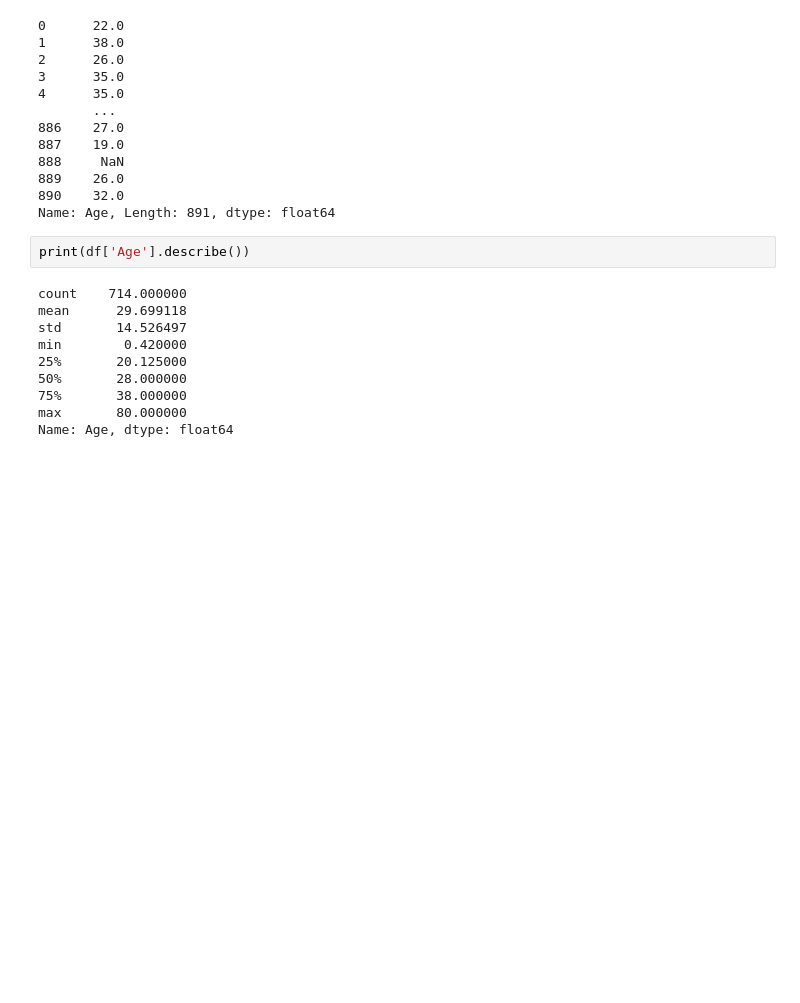
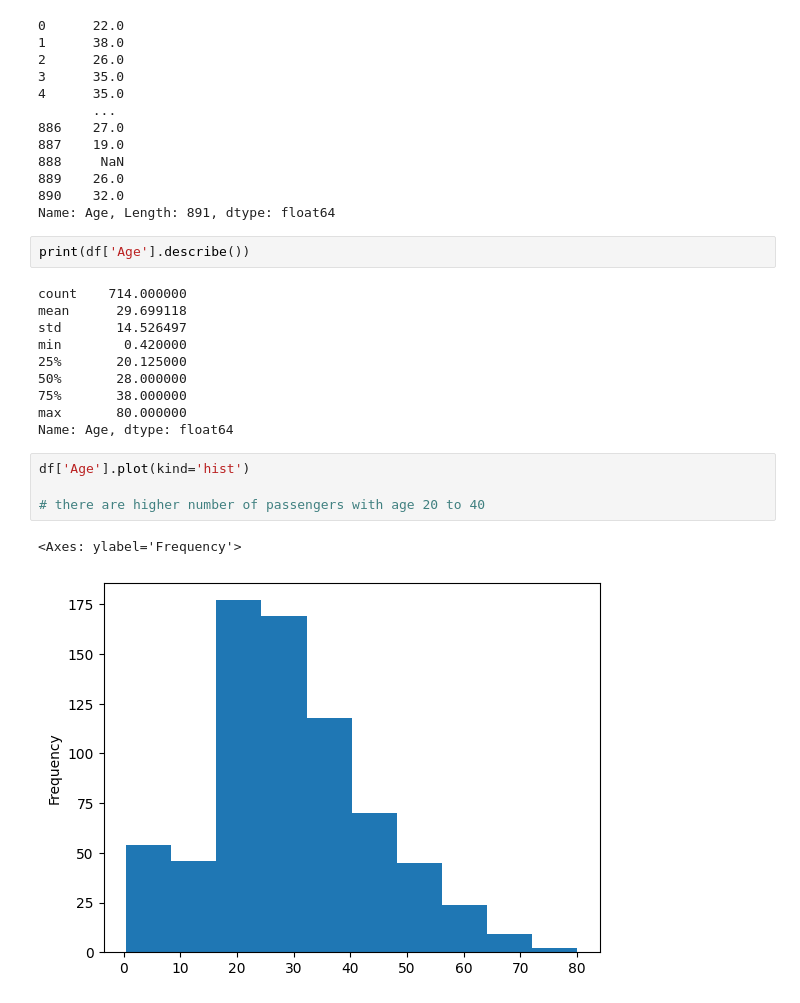
Before and after one commit to Muhammad-Waleed-Source/Exploratory-Data-Analysis, a Jupyter notebook: EDA.ipynb, the cells around one changed output. Drawn from its saved outputs; the diff is of its cells as text; blank space fills up the shorter version.

```diff
--- a/EDA.ipynb
+++ b/EDA.ipynb
@@ -109,3 +109,10 @@ min        0.420000
 75%       38.000000
 max       80.000000
 Name: Age, dtype: float64
+# %%
+df['Age'].plot(kind='hist')
+
+# there are higher number of passengers with age 20 to 40
+# %% [output]
+<Axes: ylabel='Frequency'>
+[figure, added]
```
Also changed, not shown: parts of 5 cells of this notebook.
